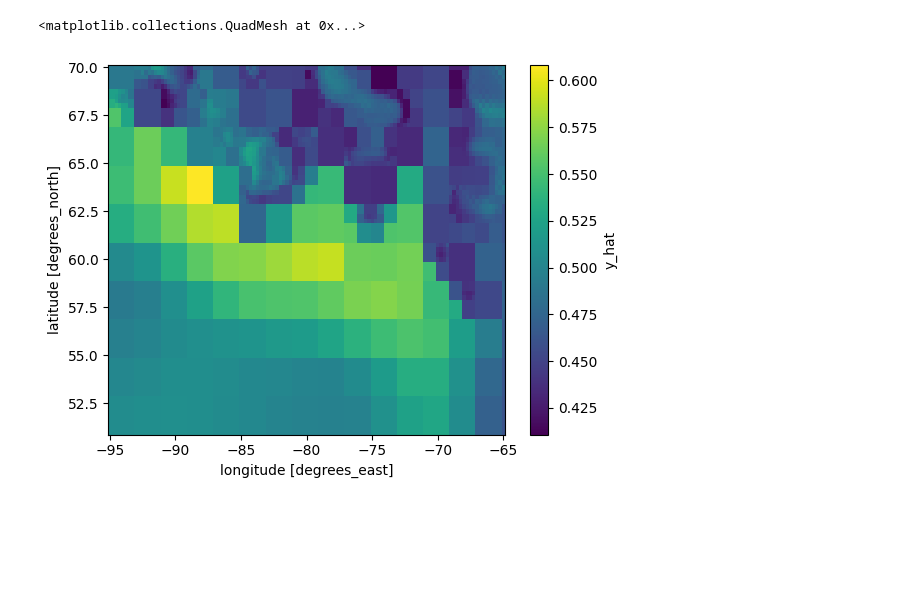
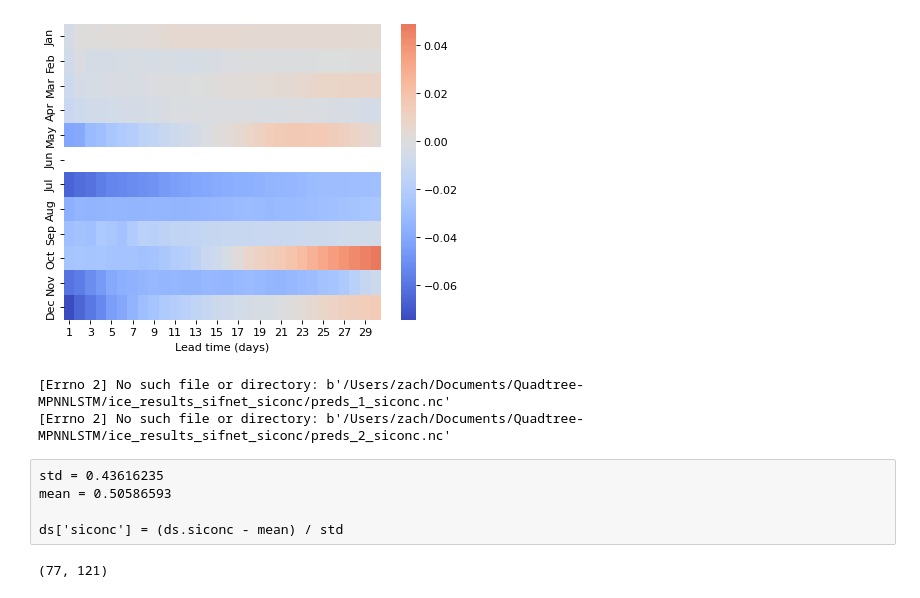
Before and after one commit to zach-gousseau/Quadtree-MPNNLSTM, a Jupyter notebook: ice_results.ipynb, the cells around one changed output. Drawn from its saved outputs; the diff is of its cells as text; code cells hidden in the pictures; blank space fills up the shorter version.

```diff
--- a/ice_results.ipynb
+++ b/ice_results.ipynb
@@ -285,5 +215,31 @@ Data variables:
-# %%
-ds.isel(launch_date=0, timesteps=0).y_hat.plot()
-# %% [output]
-<matplotlib.collections.QuadMesh at 0x...>
-[figure, removed]
+# %%
+plt.figure(dpi=80)
+sns.heatmap(heatmap - heatmap_clim, yticklabels=[month_name[i][:3] for i in range(1, 13)], cmap='coolwarm', center=0)
+plt.xlabel('Lead time (days)')
+plt.show()
+# %% [output]
+[figure, added]
+# %%
+months = range(1, 13)
+ds = []
+for month in months:
+    try:
+        ds.append(xr.open_dataset(f'ice_results_sifnet_siconc/preds_{month}_siconc.nc', engine='netcdf4'))
+    except Exception as e: #FileNotFoundError:
+        print(e)
+        pass
+
+ds = xr.concat(ds, dim='time')
+ds = ds.rio.set_crs(4326)
+# %% [output]
+[Errno 2] No such file or directory: b'/Users/zach/Documents/Quadtree-MPNNLSTM/ice_results_sifnet_siconc/preds_1_siconc.nc'
+[Errno 2] No such file or directory: b'/Users/zach/Documents/Quadtree-MPNNLSTM/ice_results_sifnet_siconc/preds_2_siconc.nc'
+# %% [raw]
+std = 0.43616235
+mean = 0.50586593
+
+ds['siconc'] = (ds.siconc - mean) / std
+# %%
+mask.shape
+# %% [output]
+(77, 121)
```
Also changed, not shown: parts of 17 cells of this notebook, 5 other files.
